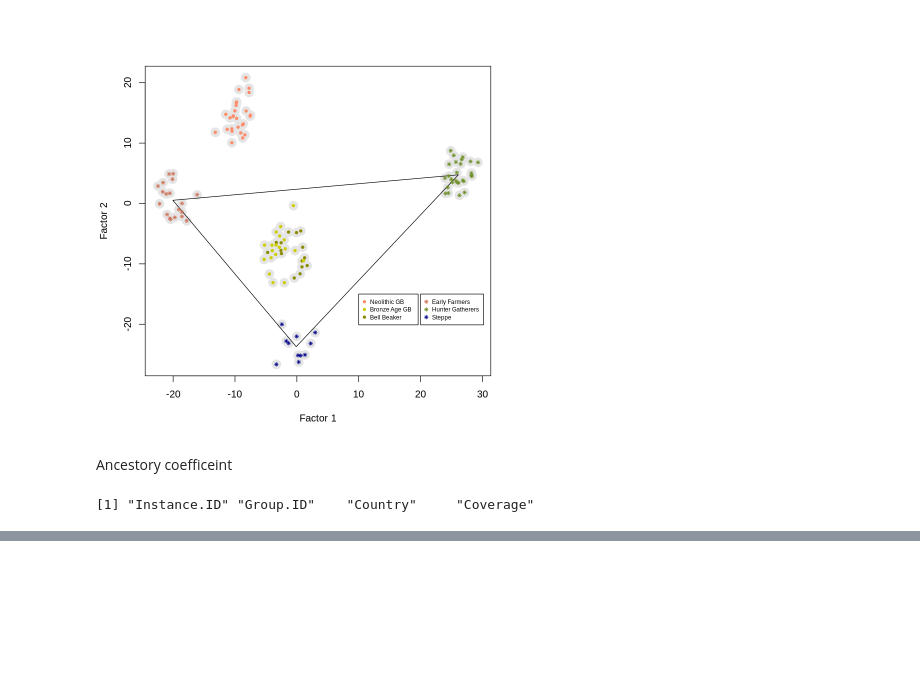
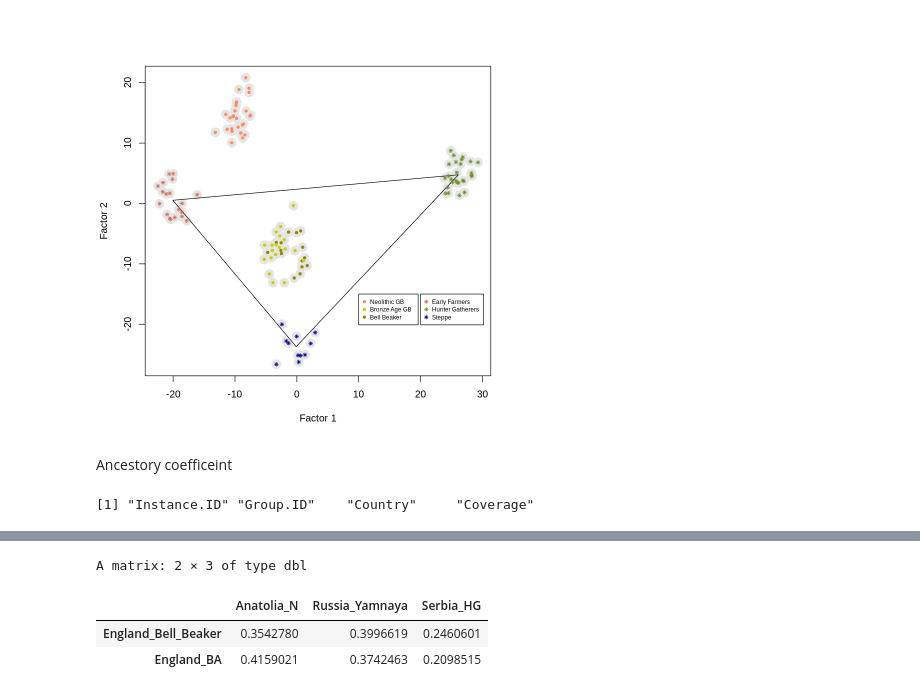
Before and after one commit to adgcal/Anjan_collab_R, a Jupyter notebook: adna_tfa_R.ipynb, the cells around one changed output, grey strips where cells are left out. Cells and saved outputs as stored; diff of their text form; code cells hidden in the pictures; blank space fills up the shorter version.

```diff
--- a/adna_tfa_R.ipynb
+++ b/adna_tfa_R.ipynb
@@ -151,0 +151,10 @@ abline(v = -1, col = "orange", lty = 2)
+# %%
+ ancestry_coefficients(model = mod,
+                        metadata = metadata,
+                        source = source,
+                        target = target)
+# %% [output]
+A matrix: 2 × 3 of type dbl
+|  | Anatolia_N | Russia_Yamnaya | Serbia_HG |
+| England_Bell_Beaker | 0.3542780 | 0.3996619 | 0.2460601 |
+| England_BA | 0.4159021 | 0.3742463 | 0.2098515 |
```
Also changed, not shown: parts of 25 cells of this notebook.
